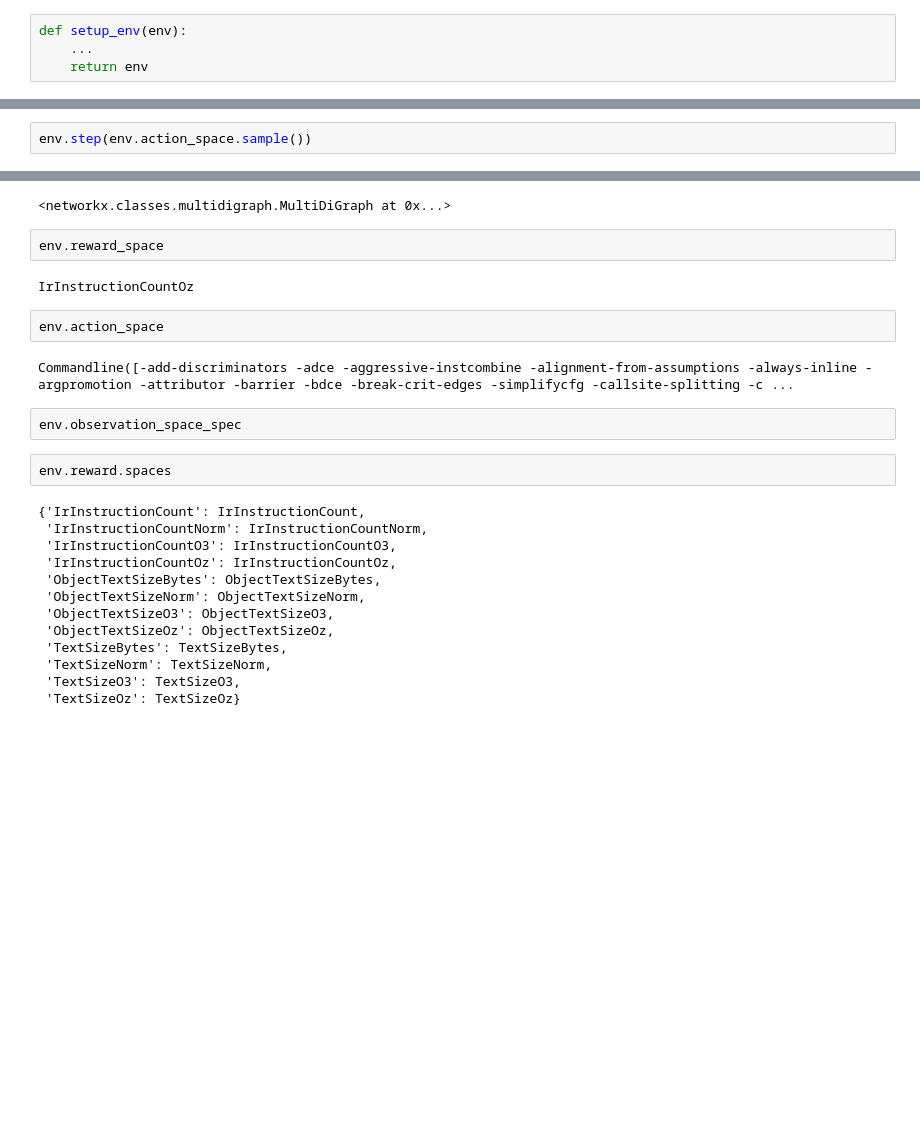
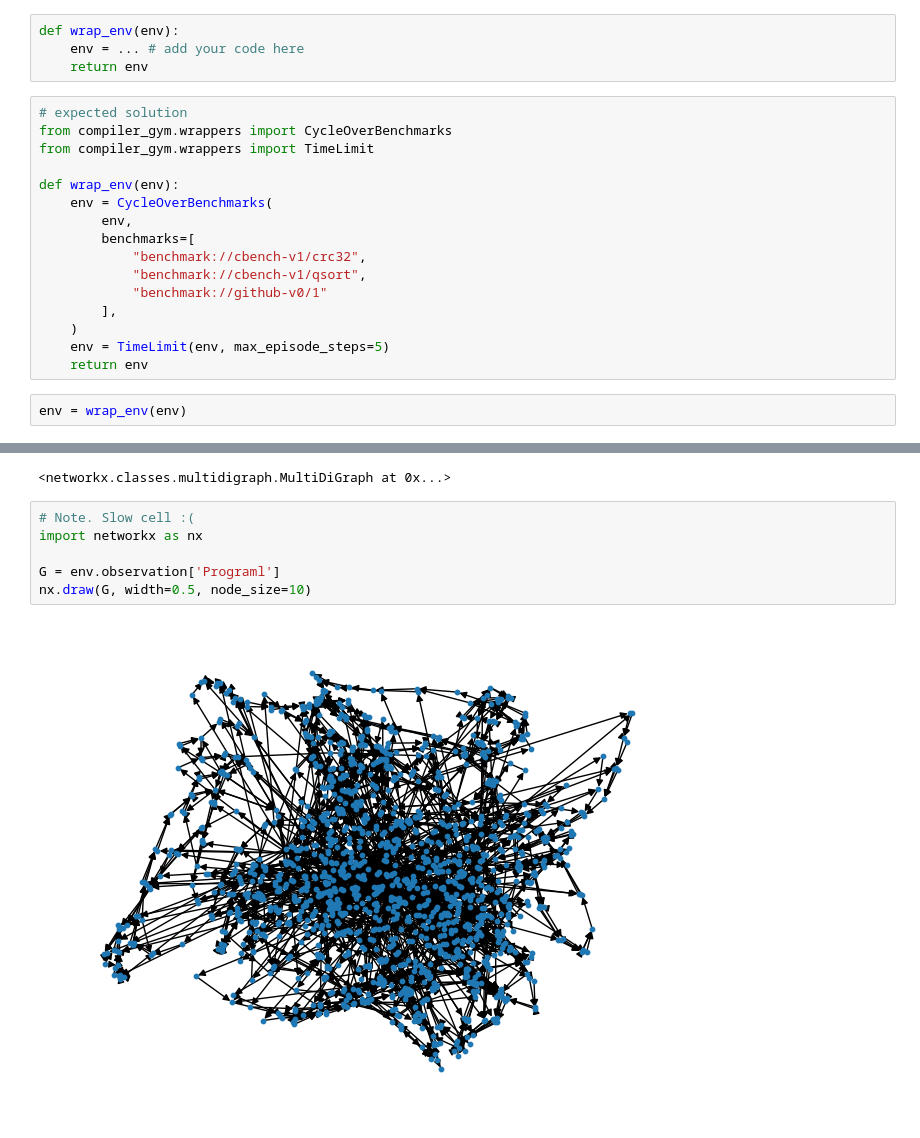
Before and after one commit to cinemere/rl-compilers, a Jupyter notebook: notebooks/a2c_llvm-autophase.ipynb, the cells around one changed output, grey strips where cells are left out. Drawn from its saved outputs; the diff is of its cells as text; blank space fills up the shorter version.

```diff
--- a/notebooks/a2c_llvm-autophase.ipynb
+++ b/notebooks/a2c_llvm-autophase.ipynb
@@ -493,7 +498,25 @@ By the way, in CompilerGym you shold always do NOT forget to close the environme
 So let's prepare transform function to fix new environment after creation! \
 (this would help us to smothly fix new envs after creation)
 # %%
-def setup_env(env):
-    ...
+def wrap_env(env):
+    env = ... # add your code here
     return env
+# %%
+# expected solution
+from compiler_gym.wrappers import CycleOverBenchmarks
+from compiler_gym.wrappers import TimeLimit
+
+def wrap_env(env):
+    env = CycleOverBenchmarks(
+        env,
+        benchmarks=[
+            "benchmark://cbench-v1/crc32",
+            "benchmark://cbench-v1/qsort",
+            "benchmark://github-v0/1"
+        ],
+    )
+    env = TimeLimit(env, max_episode_steps=5)
+    return env
+# %%
+env = wrap_env(env)
 # %%
@@ -521,2 +523,0 @@ env.reset()
-# %%
-env.step(env.action_space.sample())
@@ -531,28 +643,11 @@ ObservationView[Autophase, AutophaseDict, Bitcode, BitcodeFile, Buildtime, CpuIn
 env.observation['Programl']
 # %% [output]
 <networkx.classes.multidigraph.MultiDiGraph at 0x...>
-# %%
-env.reward_space
-# %% [output]
-IrInstructionCountOz
-# %%
-env.action_space
-# %% [output]
-Commandline([-add-discriminators -adce -aggressive-instcombine -alignment-from-assumptions -always-inline -argpromotion -attributor -barrier -bdce -break-crit-edges -simplifycfg -callsite-splitting -c ...
-# %%
-env.observation_space_spec
-# %%
-env.reward.spaces
-# %% [output]
-{'IrInstructionCount': IrInstructionCount,
- 'IrInstructionCountNorm': IrInstructionCountNorm,
- 'IrInstructionCountO3': IrInstructionCountO3,
- 'IrInstructionCountOz': IrInstructionCountOz,
- 'ObjectTextSizeBytes': ObjectTextSizeBytes,
- 'ObjectTextSizeNorm': ObjectTextSizeNorm,
- 'ObjectTextSizeO3': ObjectTextSizeO3,
- 'ObjectTextSizeOz': ObjectTextSizeOz,
- 'TextSizeBytes': TextSizeBytes,
- 'TextSizeNorm': TextSizeNorm,
- 'TextSizeO3': TextSizeO3,
- 'TextSizeOz': TextSizeOz}
+# %%
+# Note. Slow cell :(
+import networkx as nx
+
+G = env.observation['Programl']
+nx.draw(G, width=0.5, node_size=10)
+# %% [output]
+[figure, added]
```
Also changed, not shown: parts of 61 cells of this notebook.
